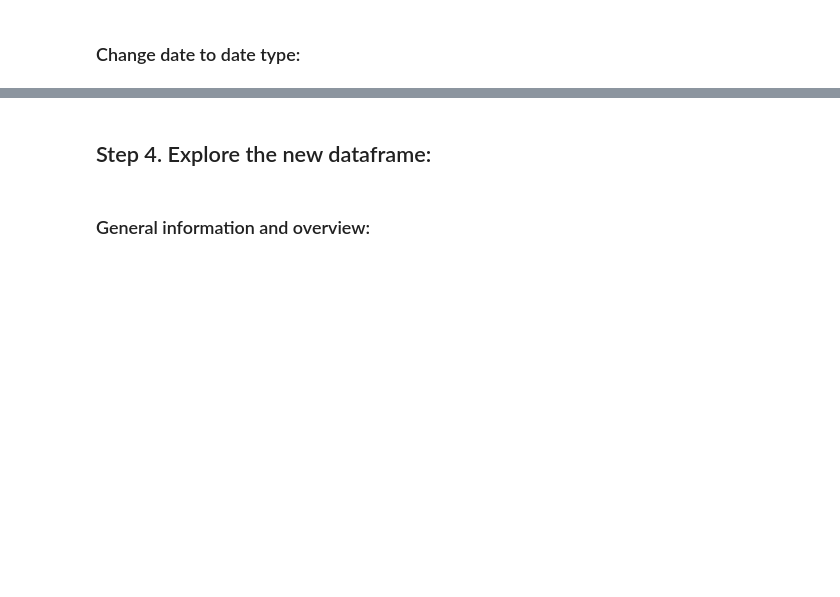
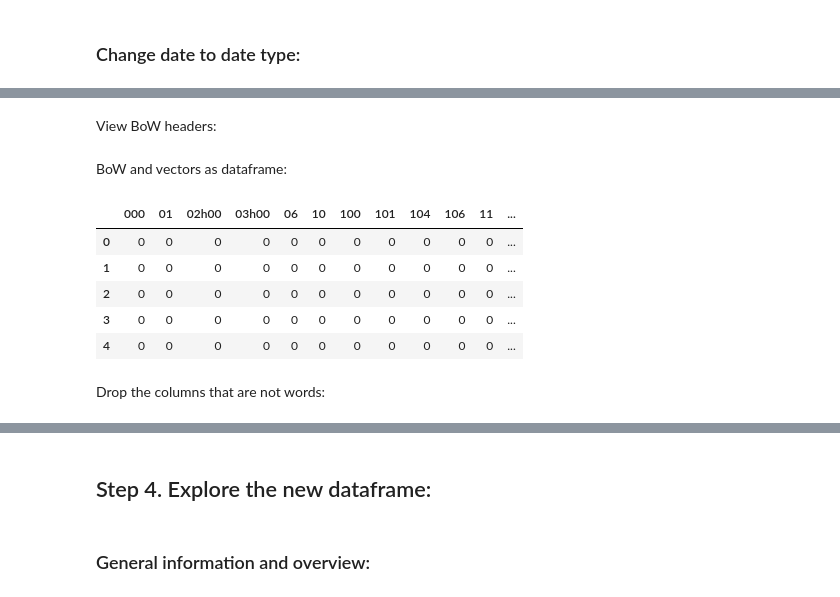
Before and after one commit to ta-datapt-bcn/project-pandas, a Jupyter notebook: data-wrangling.ipynb, the cells around one changed output, grey strips where cells are left out. Drawn from its saved outputs; the diff is of its cells as text; code cells hidden in the pictures; blank space fills up the shorter version.

```diff
--- a/data-wrangling.ipynb
+++ b/data-wrangling.ipynb
@@ -577,0 +579,4 @@ data.head()
+# %%
+stop_words = stopwords.words('english')
+# %%
+injury_text = [i for i in injury_text if i not in stop_words]
@@ -577,0 +585,4 @@ data.head()
+# %%
+count = CountVectorizer()
+bag_of_words = count.fit_transform(injury_text)
+bag_of_words.toarray()
@@ -577,0 +597,18 @@ data.head()
+# %% [markdown]
+View BoW headers:
+# %%
+names = count.get_feature_names()
+# %% [markdown]
+BoW and vectors as dataframe:
+# %%
+bow_df = pd.DataFrame(bag_of_words.toarray(),columns=names)
+bow_df.head()
+# %% [output]
+|  | 000 | 01 | 02h00 | 03h00 | 06 | 10 | 100 | 101 | 104 | 106 | 11 | ... |
+| 0 | 0 | 0 | 0 | 0 | 0 | 0 | 0 | 0 | 0 | 0 | 0 | ... |
+| 1 | 0 | 0 | 0 | 0 | 0 | 0 | 0 | 0 | 0 | 0 | 0 | ... |
+| 2 | 0 | 0 | 0 | 0 | 0 | 0 | 0 | 0 | 0 | 0 | 0 | ... |
+| 3 | 0 | 0 | 0 | 0 | 0 | 0 | 0 | 0 | 0 | 0 | 0 | ... |
+| 4 | 0 | 0 | 0 | 0 | 0 | 0 | 0 | 0 | 0 | 0 | 0 | ... |
+# %% [markdown]
+Drop the columns that are not words:
```
Also changed, not shown: parts of 36 cells of this notebook, 3 other files.
